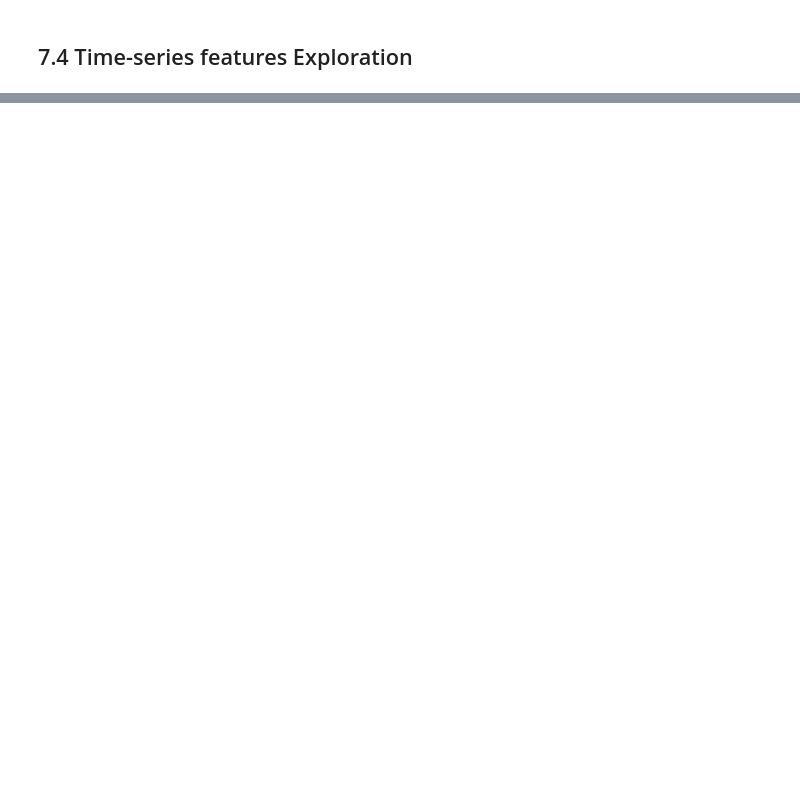
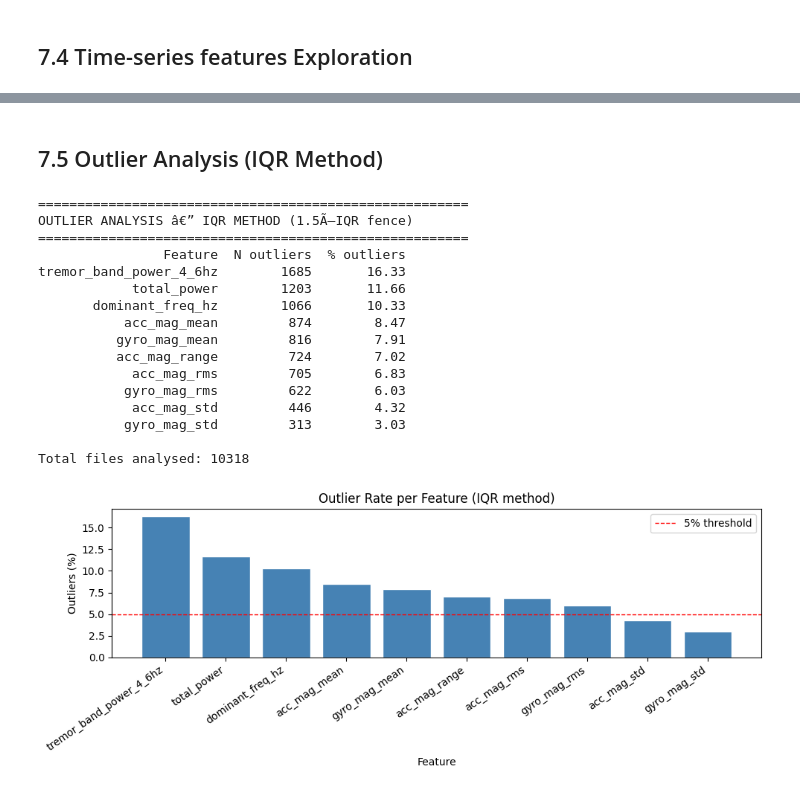
Before and after one commit to PaoloFabbri8/Behavioral-Health-Informatic-Project, a Jupyter notebook: notebooks/01_data_exploration/01_dataset_overview.ipynb, the cells around one changed output, grey strips where cells are left out. Saved outputs shown, nothing was run; the diff lists cells and outputs as text; code cells hidden in the pictures; blank space fills up the shorter version.

```diff
--- a/notebooks/01_data_exploration/01_dataset_overview.ipynb
+++ b/notebooks/01_data_exploration/01_dataset_overview.ipynb
@@ -776 +851,59 @@ condition
 Note: analyses are file-level (one row per time-series file), grouped by condition.
+# %% [markdown]
+## 7.5 Outlier Analysis (IQR Method)
+# %%
+key_cols = [
+    'acc_mag_mean', 'acc_mag_std', 'acc_mag_rms', 'acc_mag_range',
+    'gyro_mag_mean', 'gyro_mag_std', 'gyro_mag_rms',
+    'dominant_freq_hz', 'tremor_band_power_4_6hz', 'total_power'
+]
+key_cols = [c for c in key_cols if c in df_features.columns]
+
+# IQR outlier count per feature
+outlier_rows = []
+for col in key_cols:
+    Q1 = df_features[col].quantile(0.25)
+    Q3 = df_features[col].quantile(0.75)
+    IQR = Q3 - Q1
+    lower, upper = Q1 - 1.5 * IQR, Q3 + 1.5 * IQR
+    n_out = ((df_features[col] < lower) | (df_features[col] > upper)).sum()
+    pct_out = n_out / len(df_features) * 100
+    outlier_rows.append({'Feature': col, 'N outliers': n_out, '% outliers': round(pct_out, 2)})
+
+df_outliers = pd.DataFrame(outlier_rows).sort_values('% outliers', ascending=False)
+
+print('=' * 55)
+print('OUTLIER ANALYSIS â€” IQR METHOD (1.5Ã—IQR fence)')
+print('=' * 55)
+print(df_outliers.to_string(index=False))
+print(f'\nTotal files analysed: {len(df_features)}')
+
+# Bar chart
+fig, ax = plt.subplots(figsize=(10, 4))
+ax.bar(df_outliers['Feature'], df_outliers['% outliers'], color='steelblue', edgecolor='white')
+ax.set_xlabel('Feature')
+ax.set_ylabel('Outliers (%)')
+ax.set_title('Outlier Rate per Feature (IQR method)')
+ax.set_xticklabels(df_outliers['Feature'], rotation=35, ha='right')
+ax.axhline(5, color='red', linestyle='--', linewidth=1, label='5% threshold')
+ax.legend()
+plt.tight_layout()
+plt.show()
+# %% [output]
+=======================================================
+OUTLIER ANALYSIS â€” IQR METHOD (1.5Ã—IQR fence)
+=======================================================
+                Feature  N outliers  % outliers
+tremor_band_power_4_6hz        1685       16.33
+            total_power        1203       11.66
+       dominant_freq_hz        1066       10.33
+           acc_mag_mean         874        8.47
+          gyro_mag_mean         816        7.91
+          acc_mag_range         724        7.02
+            acc_mag_rms         705        6.83
+           gyro_mag_rms         622        6.03
+            acc_mag_std         446        4.32
+           gyro_mag_std         313        3.03
+
+Total files analysed: 10318
+[figure, added]
```
Also changed, not shown: parts of 6 cells of this notebook, 17 other files.
